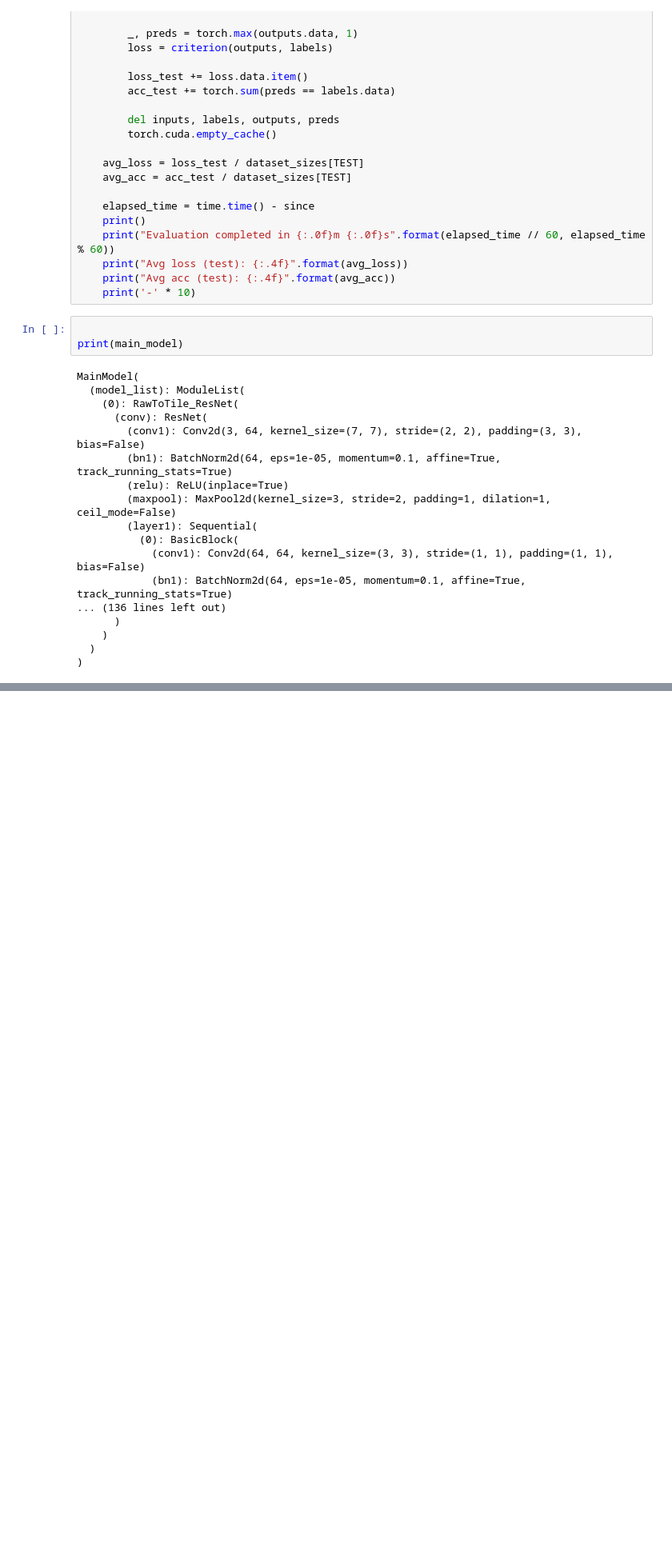
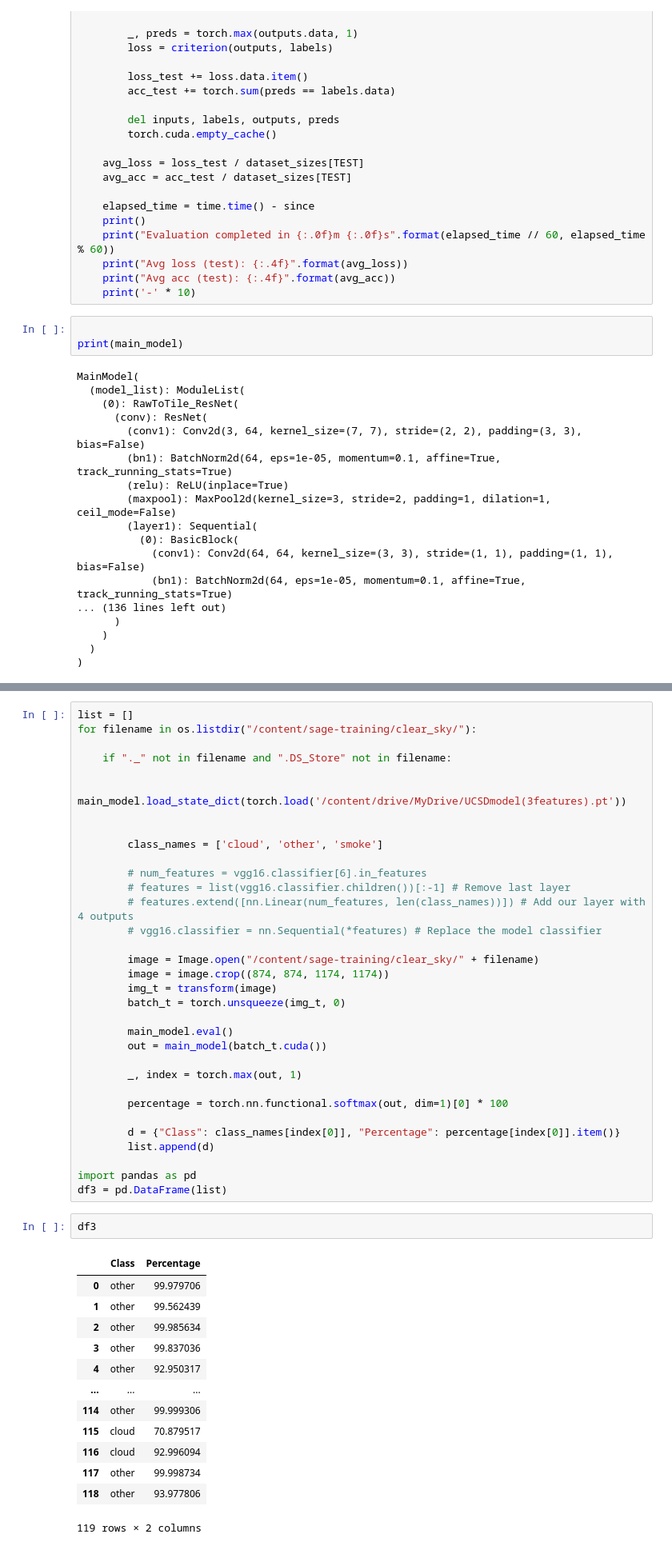
Before and after one commit to waggle-sensor/summer2023, a Jupyter notebook: szumny/python/UCSD_MOdel.ipynb, the cells around one changed output, grey strips where cells are left out. Shown at 80% size. Saved outputs shown, nothing was run; the diff lists cells and outputs as text; blank space fills up the shorter version.

```diff
--- a/szumny/python/UCSD_MOdel.ipynb
+++ b/szumny/python/UCSD_MOdel.ipynb
@@ -488,0 +469,49 @@ Prediction:
+# %%
+list = []
+for filename in os.listdir("/content/sage-training/clear_sky/"):
+
+    if "._" not in filename and ".DS_Store" not in filename:
+
+        main_model.load_state_dict(torch.load('/content/drive/MyDrive/UCSDmodel(3features).pt'))
+
+
+        class_names = ['cloud', 'other', 'smoke']
+
+        # num_features = vgg16.classifier[6].in_features
+        # features = list(vgg16.classifier.children())[:-1] # Remove last layer
+        # features.extend([nn.Linear(num_features, len(class_names))]) # Add our layer with 4 outputs
+        # vgg16.classifier = nn.Sequential(*features) # Replace the model classifier
+
+        image = Image.open("/content/sage-training/clear_sky/" + filename)
+        image = image.crop((874, 874, 1174, 1174))
+        img_t = transform(image)
+        batch_t = torch.unsqueeze(img_t, 0)
+
+        main_model.eval()
+        out = main_model(batch_t.cuda())
+
+        _, index = torch.max(out, 1)
+
+        percentage = torch.nn.functional.softmax(out, dim=1)[0] * 100
+
+        d = {"Class": class_names[index[0]], "Percentage": percentage[index[0]].item()}
+        list.append(d)
+
+import pandas as pd
+df3 = pd.DataFrame(list)
+# %%
+df3
+# %% [output]
+|  | Class | Percentage |
+| 0 | other | 99.979706 |
+| 1 | other | 99.562439 |
+| 2 | other | 99.985634 |
+| 3 | other | 99.837036 |
+| 4 | other | 92.950317 |
+| ... | ... | ... |
+| 114 | other | 99.999306 |
+| 115 | cloud | 70.879517 |
+| 116 | cloud | 92.996094 |
+| 117 | other | 99.998734 |
+| 118 | other | 93.977806 |
+119 rows × 2 columns
```
Also changed, not shown: parts of 22 cells of this notebook.
